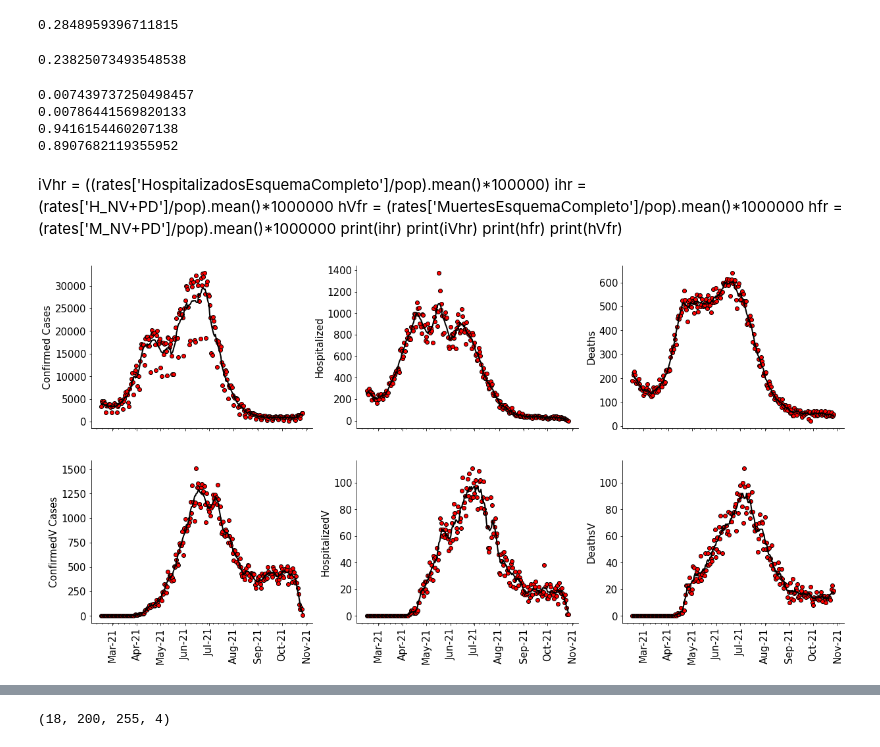
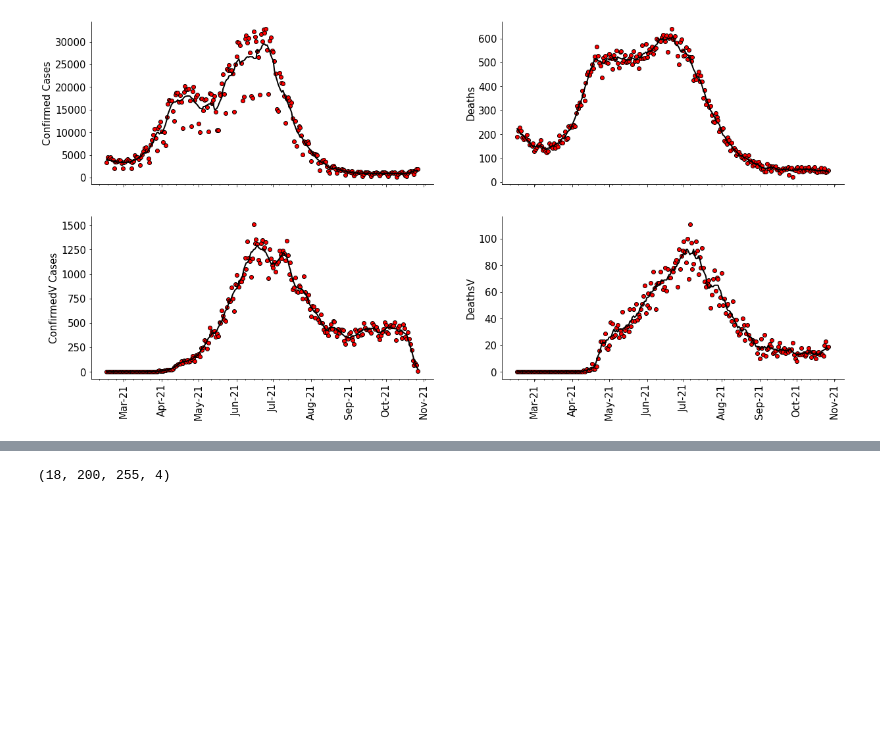
Before and after one commit to Juanmontenegro99/Covid19_Agg, a Jupyter notebook: models/inference_agg_vaccines_model.ipynb, the cells around one changed output, grey strips where cells are left out. Cells and saved outputs as stored; diff of their text form; code cells hidden in the pictures; blank space fills up the shorter version.

```diff
--- a/models/inference_agg_vaccines_model.ipynb
+++ b/models/inference_agg_vaccines_model.ipynb
@@ -147,31 +97 @@ hfr/13
-# %%
-np.mean(rates['lag_MuertesPrimeraDosis'].iloc[50:]/rates['HospitalizadosPrimeraDosis'].iloc[50:])/5
-# %% [output]
-0.2848959396711815
-# %%
-np.mean(rates['lag_MuertesEsquemaCompleto'].iloc[50:]/rates['HospitalizadosEsquemaCompleto'].iloc[50:])/5
-# %% [output]
-0.23825073493548538
-# %%
-ihr = ifr_m/hfr
-hVfr = (1-(0.904-0.85))*hfr
-iVhr = ifr_m/hVfr
-print(ihr)
-print(iVhr)
-print(hfr)
-print(hVfr)
-# %% [output]
-0.007439737250498457
-0.00786441569820133
-0.9416154460207138
-0.8907682119355952
-# %% [markdown]
-iVhr = ((rates['HospitalizadosEsquemaCompleto']/pop).mean()*100000)
-ihr = (rates['H_NV+PD']/pop).mean()*1000000
-hVfr = (rates['MuertesEsquemaCompleto']/pop).mean()*1000000
-hfr = (rates['M_NV+PD']/pop).mean()*1000000
-print(ihr)
-print(iVhr)
-print(hfr)
-print(hVfr)
 # %%
@@ -237,44 +150,36 @@ x_post_all    = np.zeros((num_state_vars, num_ensembles, num_steps, num_iters_sa
 theta         = np.zeros((num_params, num_iters_mif+1))
 ################################################
 # %%
-fig, ax = plt.subplots(2, 3, figsize=(20.5, 10), sharex=True)
+fig, ax = plt.subplots(2, 2, figsize=(20.5, 10), sharex=True)
 
 ax[0,0].scatter(obs_df.index.values, obs_df["I_NV+PD"], edgecolor="k", facecolor="red")
 ax[0,0].plot(obs_df.index.values, obs_df["smoothed_I_NV+PD"], color="k", lw=2)
 
-ax[0,1].scatter(obs_df.index.values, obs_df["H_NV+PD"], edgecolor="k", facecolor="red")
-ax[0,1].plot(obs_df.index.values, obs_df["smoothed_H_NV+PD"], color="k", lw=2)
-
-ax[0,2].scatter(obs_df.index.values, obs_df["M_NV+PD"], edgecolor="k", facecolor="red")
-ax[0,2].plot(obs_df.index.values, obs_df["smoothed_M_NV+PD"], color="k", lw=2)
+ax[0,1].scatter(obs_df.index.values, obs_df["M_NV+PD"], edgecolor="k", facecolor="red")
+ax[0,1].plot(obs_df.index.values, obs_df["smoothed_M_NV+PD"], color="k", lw=2)
 
 ax[1,0].scatter(obs_df.index.values, obs_df["InfectadosEsquemaCompleto"], edgecolor="k", facecolor="red")
 ax[1,0].plot(obs_df.index.values, obs_df["smoothed_InfectadosEsquemaCompleto"], color="k", lw=2)
 
-ax[1,1].scatter(obs_df.index.values, obs_df["HospitalizadosEsquemaCompleto"], edgecolor="k", facecolor="red")
-ax[1,1].plot(obs_df.index.values, obs_df["smoothed_HospitalizadosEsquemaCompleto"], color="k", lw=2)
-
-ax[1,2].scatter(obs_df.index.values, obs_df["MuertesEsquemaCompleto"], edgecolor="k", facecolor="red")
-ax[1,2].plot(obs_df.index.values, obs_df["smoothed_MuertesEsquemaCompleto"], color="k", lw=2)
+ax[1,1].scatter(obs_df.index.values, obs_df["MuertesEsquemaCompleto"], edgecolor="k", facecolor="red")
+ax[1,1].plot(obs_df.index.values, obs_df["smoothed_MuertesEsquemaCompleto"], color="k", lw=2)
 
 for axi in ax.flatten():
     axi.xaxis.set_major_locator(mdates.MonthLocator())
     axi.xaxis.set_major_formatter(mdates.DateFormatter('%b-%y'))
     axi.xaxis.set_minor_locator(mdates.WeekdayLocator())
     axi.tick_params( which='both', axis='both', labelsize=15)
     axi.tick_params( which='both', axis='x', rotation=90, labelsize=15)
 
     axi.spines['right'].set_visible(False)
     axi.spines['top'].set_visible(False)
 ax[0,0].set_ylabel("Confirmed Cases", fontsize=15)
-ax[0,1].set_ylabel("Hospitalized", fontsize=15)
-ax[0,2].set_ylabel("Deaths", fontsize=15)
+ax[0,1].set_ylabel("Deaths", fontsize=15)
 ax[1,0].set_ylabel("ConfirmedV Cases", fontsize=15)
-ax[1,1].set_ylabel("HospitalizedV", fontsize=15)
-ax[1,2].set_ylabel("DeathsV", fontsize=15)
+ax[1,1].set_ylabel("DeathsV", fontsize=15)
 plt.show()
 # %% [output]
-[figure, old version]
+[figure, new version]
 # %%
 from scipy.stats import truncnorm
 import numpy as np
```
Also changed, not shown: parts of 18 cells of this notebook, 7 other files.
